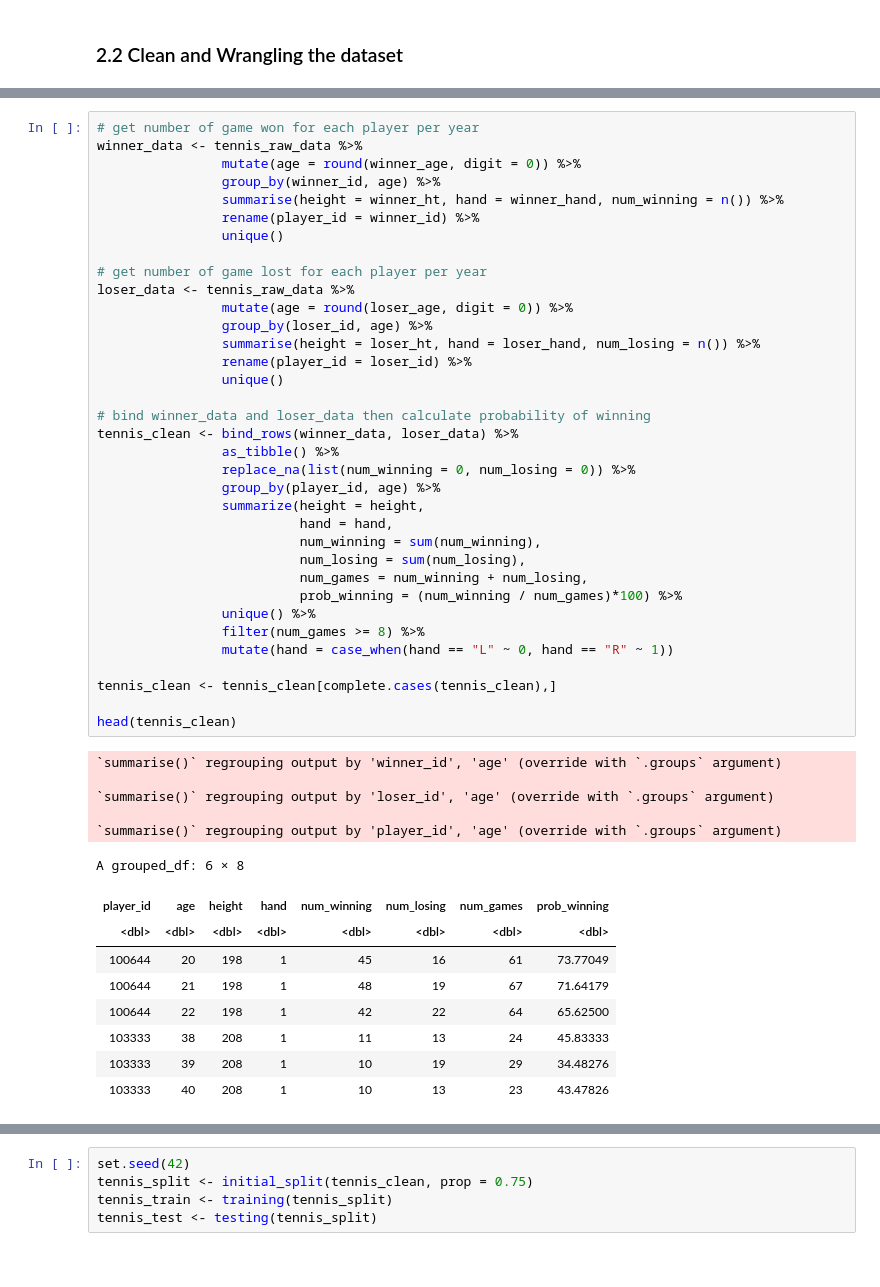
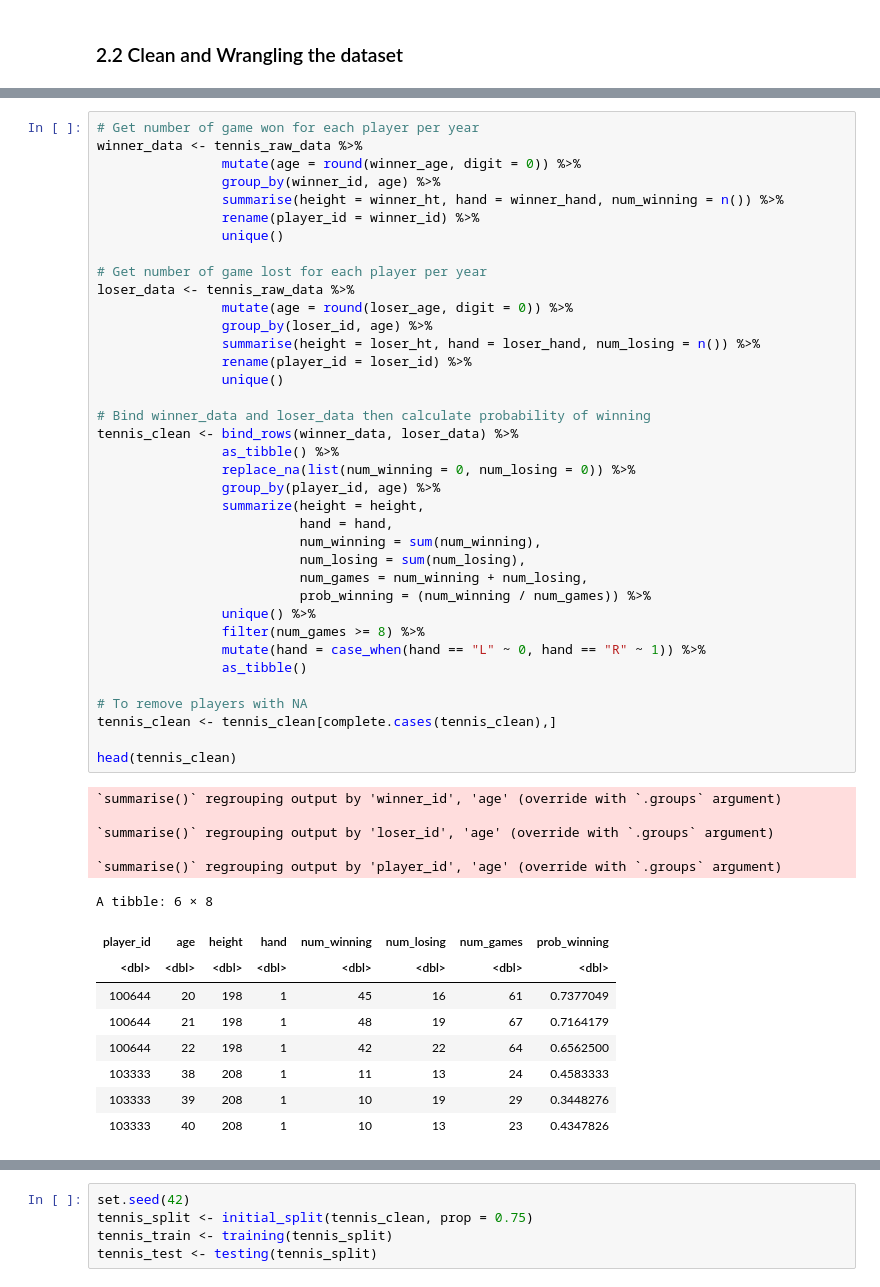
Before and after one commit to zhangLily2020/DSCI-100-Group-Project, a Jupyter notebook: final_report.ipynb, the cells around one changed output, grey strips where cells are left out. Cells and saved outputs as stored; diff of their text form.

```diff
--- a/final_report.ipynb
+++ b/final_report.ipynb
@@ -69,5 +91,5 @@ We followed below steps to clean and calculate probability of winning:
 # %%
-# get number of game won for each player per year
+# Get number of game won for each player per year
 winner_data <- tennis_raw_data %>%
                 mutate(age = round(winner_age, digit = 0)) %>%
                 group_by(winner_id, age) %>%
@@ -75,46 +97,48 @@ winner_data <- tennis_raw_data %>%
                 rename(player_id = winner_id) %>%
                 unique()
 
-# get number of game lost for each player per year
+# Get number of game lost for each player per year
 loser_data <- tennis_raw_data %>%
                 mutate(age = round(loser_age, digit = 0)) %>%
                 group_by(loser_id, age) %>%
                 summarise(height = loser_ht, hand = loser_hand, num_losing = n()) %>%
                 rename(player_id = loser_id) %>%
                 unique()
 
-# bind winner_data and loser_data then calculate probability of winning
+# Bind winner_data and loser_data then calculate probability of winning
 tennis_clean <- bind_rows(winner_data, loser_data) %>%
                 as_tibble() %>%
                 replace_na(list(num_winning = 0, num_losing = 0)) %>%
                 group_by(player_id, age) %>%
                 summarize(height = height,
                           hand = hand,
                           num_winning = sum(num_winning),
                           num_losing = sum(num_losing),
                           num_games = num_winning + num_losing,
-                          prob_winning = (num_winning / num_games)*100) %>%
+                          prob_winning = (num_winning / num_games)) %>%
                 unique() %>%
                 filter(num_games >= 8) %>%
-                mutate(hand = case_when(hand == "L" ~ 0, hand == "R" ~ 1))
+                mutate(hand = case_when(hand == "L" ~ 0, hand == "R" ~ 1)) %>%
+                as_tibble()
 
+# To remove players with NA
 tennis_clean <- tennis_clean[complete.cases(tennis_clean),]
 
 head(tennis_clean)
 # %% [output]
 `summarise()` regrouping output by 'winner_id', 'age' (override with `.groups` argument)
 
 `summarise()` regrouping output by 'loser_id', 'age' (override with `.groups` argument)
 
 `summarise()` regrouping output by 'player_id', 'age' (override with `.groups` argument)
-A grouped_df: 6 × 8
+A tibble: 6 × 8
 | player_id | age | height | hand | num_winning | num_losing | num_games | prob_winning |
 | <dbl> | <dbl> | <dbl> | <dbl> | <dbl> | <dbl> | <dbl> | <dbl> |
-| 100644 | 20 | 198 | 1 | 45 | 16 | 61 | 73.77049 |
-| 100644 | 21 | 198 | 1 | 48 | 19 | 67 | 71.64179 |
-| 100644 | 22 | 198 | 1 | 42 | 22 | 64 | 65.62500 |
-| 103333 | 38 | 208 | 1 | 11 | 13 | 24 | 45.83333 |
-| 103333 | 39 | 208 | 1 | 10 | 19 | 29 | 34.48276 |
-| 103333 | 40 | 208 | 1 | 10 | 13 | 23 | 43.47826 |
+| 100644 | 20 | 198 | 1 | 45 | 16 | 61 | 0.7377049 |
+| 100644 | 21 | 198 | 1 | 48 | 19 | 67 | 0.7164179 |
+| 100644 | 22 | 198 | 1 | 42 | 22 | 64 | 0.6562500 |
+| 103333 | 38 | 208 | 1 | 11 | 13 | 24 | 0.4583333 |
+| 103333 | 39 | 208 | 1 | 10 | 19 | 29 | 0.3448276 |
+| 103333 | 40 | 208 | 1 | 10 | 13 | 23 | 0.4347826 |
 # %% [markdown]
 ### 2.3 Splitting dataset
```
Also changed, not shown: parts of 44 cells of this notebook.
